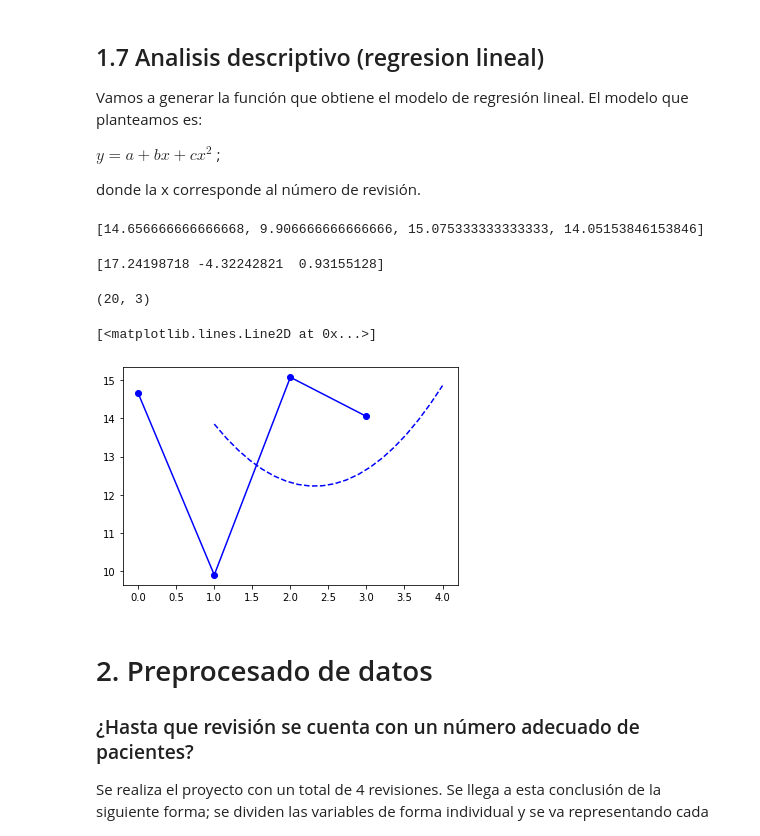
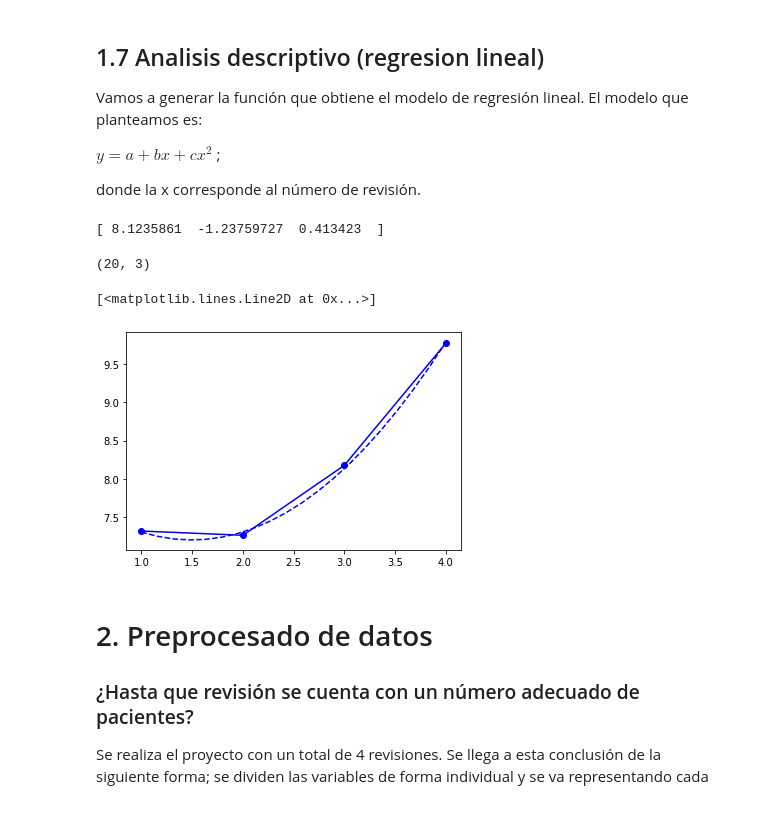
Before and after one commit to jorgealarconlucas/TFG, a Jupyter notebook: TFG.ipynb, the cells around one changed output. Cells and saved outputs as stored; diff of their text form; code cells hidden in the pictures.

```diff
--- a/TFG.ipynb
+++ b/TFG.ipynb
@@ -629,7 +629,7 @@ donde la x corresponde al número de revisión.
 # %%
 from sklearn.linear_model import LinearRegression
 
-def lin_reg_model(x_val):
+def lin_reg_model(revi,x_val):
     """
     Función que ajusta un modelo de regresión lineal para el conjunto de datos que viene dado por rev y x_val. Vamos a usar
     sklearn, pero podríamos utilizar cualquier otro módulo de algebra lineal
@@ -637,10 +637,10 @@ def lin_reg_model(x_val):
 
     #generamos la matrix X, que tiene que contener en una columna rev y en otra rev**2
 
-    appo = np.array([1,2,3,4])
-    rev_2 = appo**2
 
-    X = np.vstack((np.ones(appo.shape),appo,rev_2)).T #JA Como quiero un polinomio de segundo orden... meto
+    rev_2 = revi**2
+
+    X = np.vstack((np.ones(revi.shape),revi,rev_2)).T #JA Como quiero un polinomio de segundo orden... meto
                       #unos que me sirven como "a", rev que me sirve como "b" y rev_2 que me sirve como "c"
 
     #ajustamos el modelo de regresion lineal
@@ -649,7 +649,6 @@ def lin_reg_model(x_val):
     clf = LinearRegression(fit_intercept=False) #yo creo que lo que haría, para que fuesen todos comparables sería
     # normalizar los datos pero no lo tengo claro, lo tendría que pensar
 
-
     clf.fit(X,x_val)
 
     #devolvemos los coeficientes
@@ -668,37 +667,34 @@ def mean (dataframe,variable):
 
   return(rev) #Tengo que poner return en lugar de print, pues si pongo print cuando ejecuto la funcion me sale None junto a los valores. Y si me
               #None, no puedo meter la función en lin_reg_model.
-# %%
-mean (no_sanos_df,'LEU')
-# %% [output]
-[14.656666666666668, 9.906666666666666, 15.075333333333333, 14.05153846153846]
 # %%
-coef_no_sanos = lin_reg_model(mean(no_sanos_df,'LEU'))
+revi= np.array([1,2,3,4])
+coef_sanos = lin_reg_model(revi,mean(sanos_df,'LEU'))
 #coef__sanos = lin_reg_model(rev,x_val_sanos)
 
-print(coef_no_sanos)
+print(coef_sanos)
 #print(coef_sanos)
 # %% [output]
-[17.24198718 -4.32242821  0.93155128]
+[ 8.1235861  -1.23759727  0.413423  ]
 # %%
 #vamos a comprobar el ajuste
 
 xx = np.linspace(1,4,20)
 
 XX = np.vstack((np.ones(xx.shape),xx,xx**2)).T
 
 print(XX.shape)
 #y_reg_sanos = XX.dot(coef_sanos)
-y_reg_no_sanos = XX.dot(coef_no_sanos)
+y_reg_sanos = XX.dot(coef_sanos)
 
-plt.plot(mean(no_sanos_df,'LEU'),'bo-',label = 'real values')
-plt.plot(xx,y_reg_no_sanos,'b--',label = 'regression model')
+plt.plot(revi,mean(sanos_df,'LEU'),'bo-',label = 'real values')
+plt.plot(xx,y_reg_sanos,'b--',label = 'regression model')
 #plt.plot(rev,x_val_no_sanos,'go-',label = 'real values')
 #plt.plot(xx,y_reg_no_sanos,'g--',label = 'regression model')
 # %% [output]
 (20, 3)
 [<matplotlib.lines.Line2D at 0x...>]
-[figure, old version]
+[figure, new version]
 # %% [markdown]
 # 2. Preprocesado de datos
 
```
Also changed, not shown: parts of 9 cells of this notebook.
